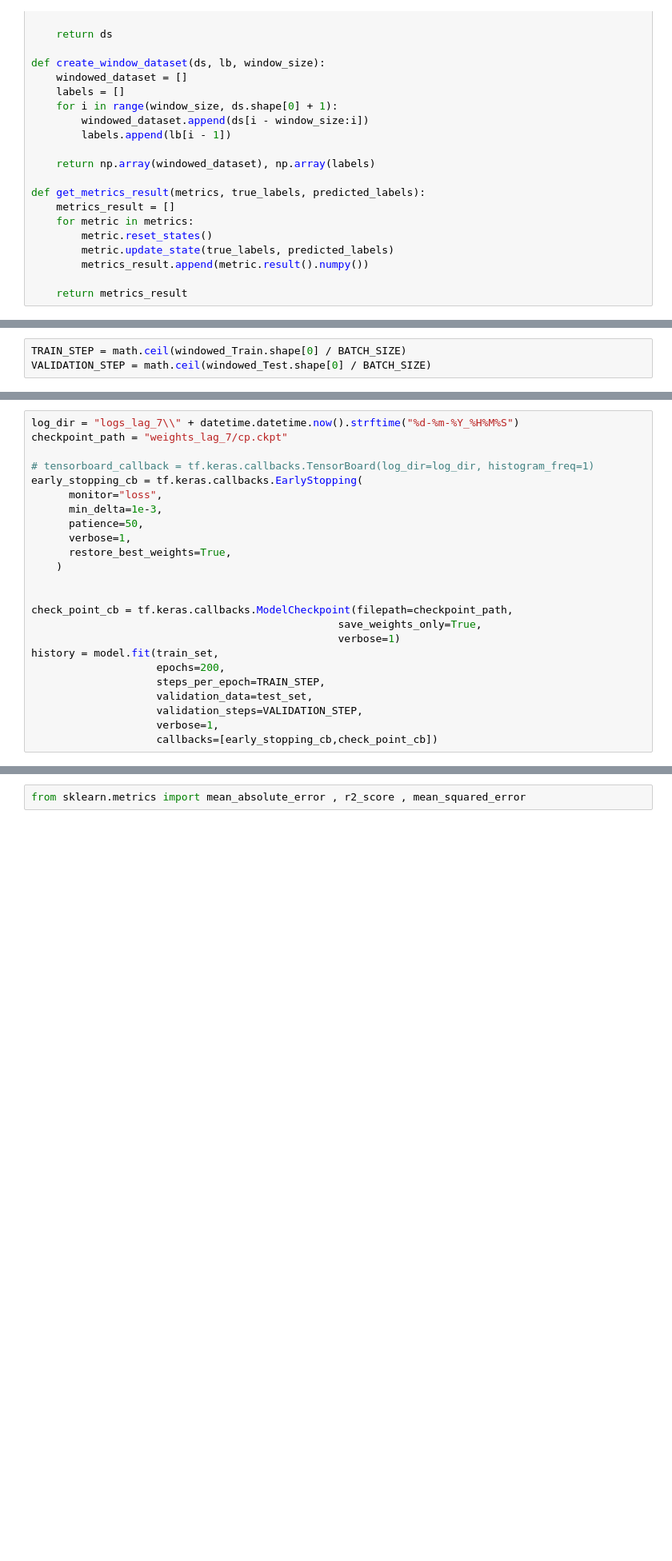
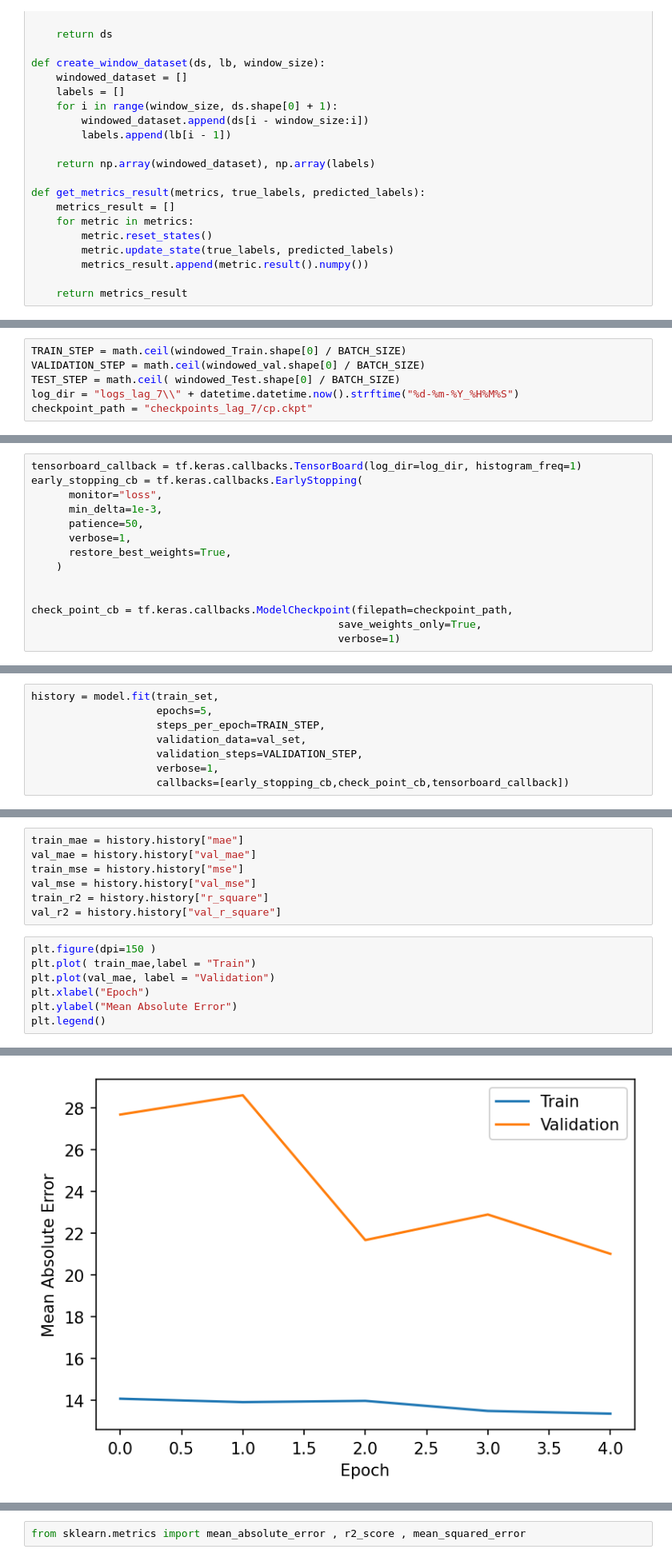
Before and after one commit to Mohammadaminrmz/air_polution_prediction, a Jupyter notebook: train_lag_7.ipynb, the cells around one changed output, grey strips where cells are left out. Shown at 80% size. Saved outputs shown, nothing was run; the diff lists cells and outputs as text; blank space fills up the shorter version.

```diff
--- a/train_lag_7.ipynb
+++ b/train_lag_7.ipynb
@@ -132,3 +144,6 @@ windowed_Test.shape[0]
 # %%
 TRAIN_STEP = math.ceil(windowed_Train.shape[0] / BATCH_SIZE)
-VALIDATION_STEP = math.ceil(windowed_Test.shape[0] / BATCH_SIZE)
+VALIDATION_STEP = math.ceil(windowed_val.shape[0] / BATCH_SIZE)
+TEST_STEP = math.ceil( windowed_Test.shape[0] / BATCH_SIZE)
+log_dir = "logs_lag_7\\" + datetime.datetime.now().strftime("%d-%m-%Y_%H%M%S")
+checkpoint_path = "checkpoints_lag_7/cp.ckpt"
@@ -135,8 +152,5 @@ VALIDATION_STEP = math.ceil(windowed_Test.shape[0] / BATCH_SIZE)
 # %%
-log_dir = "logs_lag_7\\" + datetime.datetime.now().strftime("%d-%m-%Y_%H%M%S")
-checkpoint_path = "weights_lag_7/cp.ckpt"
-
-# tensorboard_callback = tf.keras.callbacks.TensorBoard(log_dir=log_dir, histogram_freq=1)
+tensorboard_callback = tf.keras.callbacks.TensorBoard(log_dir=log_dir, histogram_freq=1)
 early_stopping_cb = tf.keras.callbacks.EarlyStopping(
       monitor="loss",
       min_delta=1e-3,
@@ -149,10 +163,3 @@ early_stopping_cb = tf.keras.callbacks.EarlyStopping(
 check_point_cb = tf.keras.callbacks.ModelCheckpoint(filepath=checkpoint_path,
                                                  save_weights_only=True,
                                                  verbose=1)
-history = model.fit(train_set,
-                    epochs=200,
-                    steps_per_epoch=TRAIN_STEP,
-                    validation_data=test_set,
-                    validation_steps=VALIDATION_STEP,
-                    verbose=1,
-                    callbacks=[early_stopping_cb,check_point_cb])
@@ -170,0 +168,8 @@ KeyboardInterrupt:
+# %%
+history = model.fit(train_set,
+                    epochs=5,
+                    steps_per_epoch=TRAIN_STEP,
+                    validation_data=val_set,
+                    validation_steps=VALIDATION_STEP,
+                    verbose=1,
+                    callbacks=[early_stopping_cb,check_point_cb,tensorboard_callback])
@@ -170,0 +198,15 @@ KeyboardInterrupt:
+# %%
+train_mae = history.history["mae"]
+val_mae = history.history["val_mae"]
+train_mse = history.history["mse"]
+val_mse = history.history["val_mse"]
+train_r2 = history.history["r_square"]
+val_r2 = history.history["val_r_square"]
+# %%
+plt.figure(dpi=150 )
+plt.plot( train_mae,label = "Train")
+plt.plot(val_mae, label = "Validation")
+plt.xlabel("Epoch")
+plt.ylabel("Mean Absolute Error")
+plt.legend()
+# %% [output]
@@ -170,0 +214 @@ KeyboardInterrupt:
+[figure, added]
```
Also changed, not shown: parts of 25 cells of this notebook, 11 other files.
